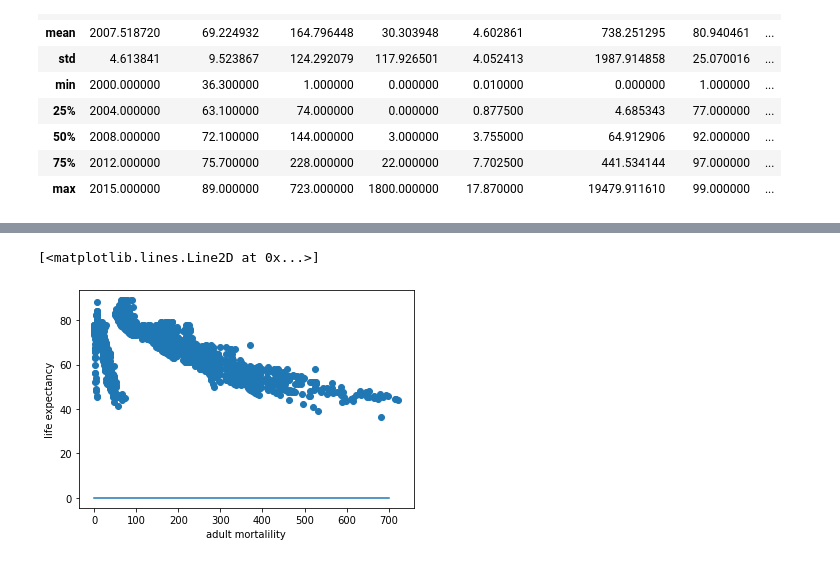
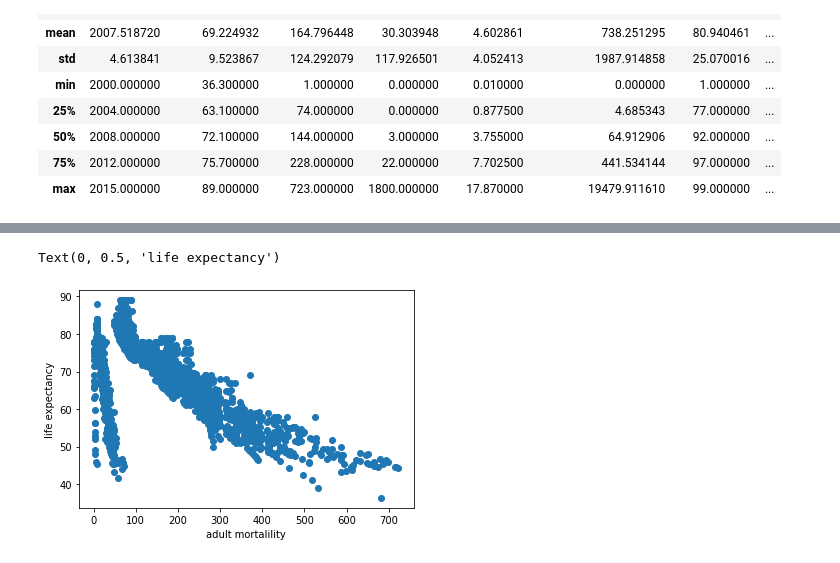
Before and after one commit to ThishenP/ACML-Assignment-1, a Jupyter notebook: Assigment_1_1839434.ipynb, the cells around one changed output, grey strips where cells are left out. Drawn from its saved outputs; the diff is of its cells as text; code cells hidden in the pictures.

Commit message:
simple visualisation

```diff
--- a/Assigment_1_1839434.ipynb
+++ b/Assigment_1_1839434.ipynb
@@ -91,21 +92,17 @@ gradient_descent(X,y,theta,0.01,0.01)
 # %%
 #in this section I will train gradient descent on just 1 feature (adult mortalility)
 #to allow for 2 dimensional data representation
+#As shown in the figure below,
 #Adult mortalility of a country has quite a recognisable relationship with life expectancy
 #it is therefore a good feature to use if only using 1.
 
 X_one_feature =X[:,[0,2]] #X matrix containing a row of ones and only the adult mortalility feature
 theta_one_feature=theta[0:2]# 2 dimensional vector of zeros
 
-
-
 plt.scatter(X_one_feature[:,1],y)
 plt.xlabel("adult mortalility")
 plt.ylabel("life expectancy")
-
-x_plot = np.linspace(0,700,100)
-plt.plot(x_plot, theta[0]+x_plot*theta[1])
 # %% [output]
-[<matplotlib.lines.Line2D at 0x...>]
+Text(0, 0.5, 'life expectancy')
-[figure, old version]
+[figure, new version]
 # %%
```
Also changed, not shown: parts of 3 cells of this notebook.
